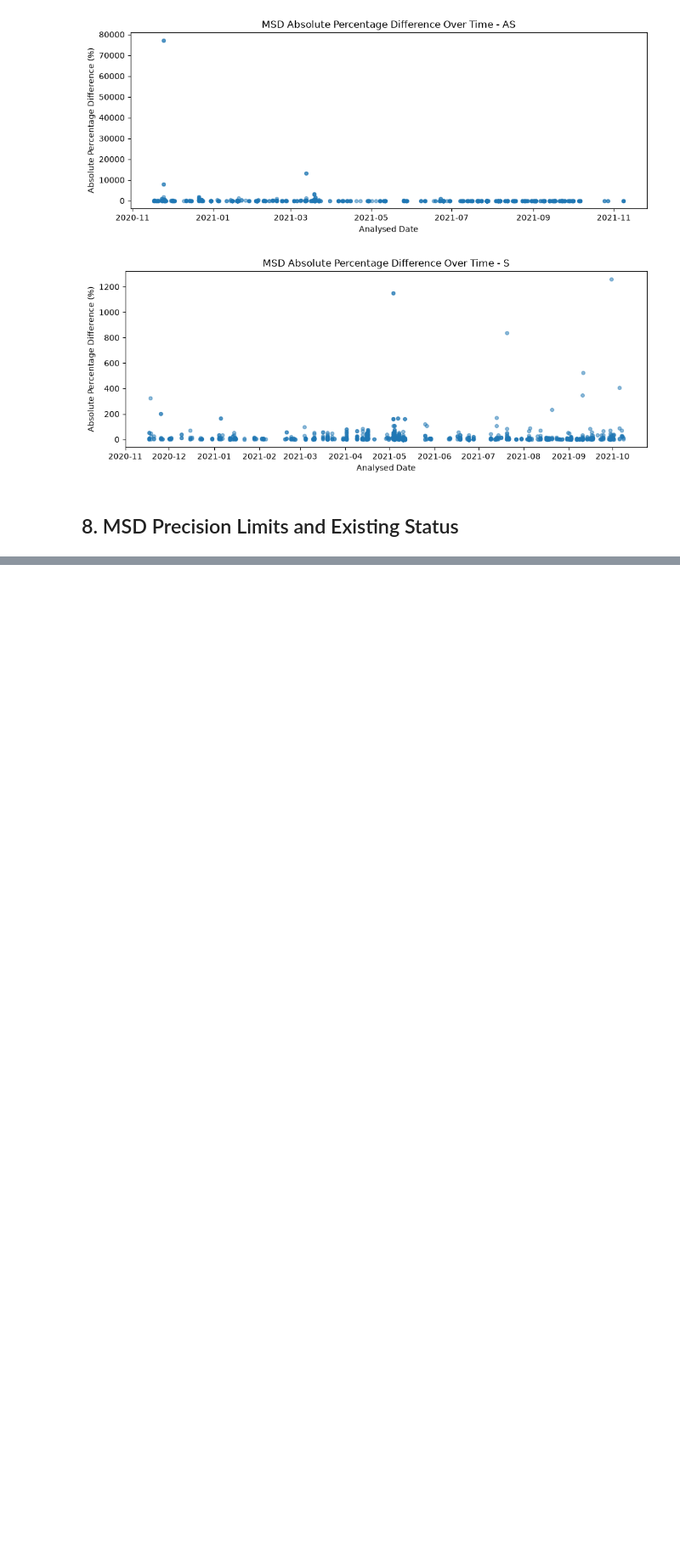
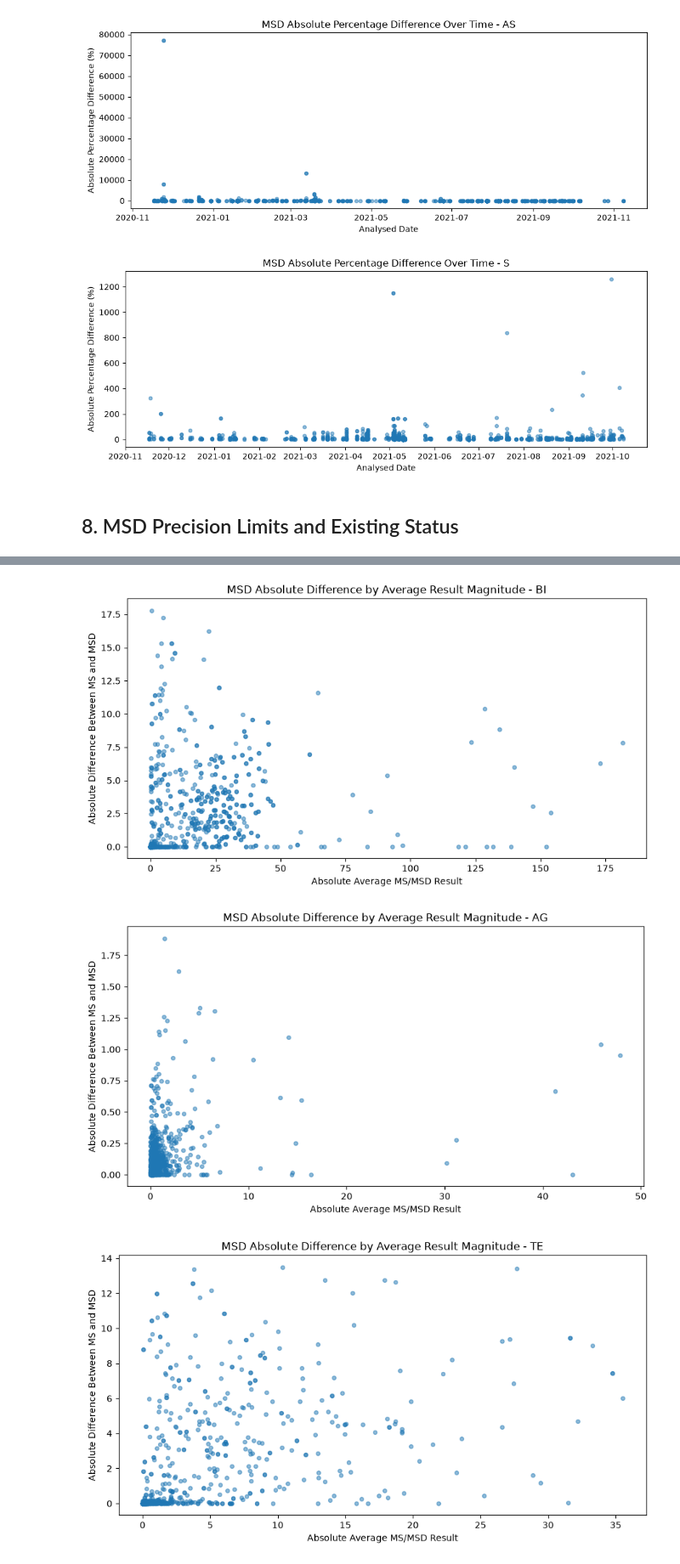
Before and after one commit to Jettiz/QUT-Capstone-Team-32-Datamine-QC-Quality-Control, a Jupyter notebook: notebooks/MSD_data_exploration.ipynb, the cells around one changed output, grey strips where cells are left out. Shown at 85% size. Saved outputs shown, nothing was run; the diff lists cells and outputs as text; code cells hidden in the pictures; blank space fills up the shorter version.

```diff
--- a/notebooks/MSD_data_exploration.ipynb
+++ b/notebooks/MSD_data_exploration.ipynb
@@ -537,0 +1106,68 @@ for analyte in top_analytes:
+# %%
+# Prepare data for exploring MSD mean and variability behaviour
+
+variability_data = msd[
+    [
+        "ANALYTE_CODE",
+        "Avg",
+        "AbsDiff"
+    ]
+].copy()
+
+variability_data = variability_data.dropna(
+    subset=[
+        "ANALYTE_CODE",
+        "Avg",
+        "AbsDiff"
+    ]
+)
+
+# Use absolute average result as result magnitude
+variability_data["ABS_AVG"] = variability_data["Avg"].abs()
+
+# Focus on analytes with the most observations
+top_analytes = (
+    variability_data["ANALYTE_CODE"]
+    .value_counts()
+    .head(10)
+    .index
+)
+
+for analyte in top_analytes:
+
+    analyte_data = variability_data[
+        variability_data["ANALYTE_CODE"] == analyte
+    ].copy()
+
+    # Restrict displayed range to the 99th percentile for visual clarity.
+    # This does not remove observations from the original dataset.
+    x_limit = analyte_data["ABS_AVG"].quantile(0.99)
+    y_limit = analyte_data["AbsDiff"].quantile(0.99)
+
+    plot_data = analyte_data[
+        (analyte_data["ABS_AVG"] <= x_limit) &
+        (analyte_data["AbsDiff"] <= y_limit)
+    ]
+
+    plt.figure(figsize=(9, 5))
+
+    plt.scatter(
+        plot_data["ABS_AVG"],
+        plot_data["AbsDiff"],
+        alpha=0.5,
+        s=18
+    )
+
+    plt.title(
+        f"MSD Absolute Difference by Average Result Magnitude - {analyte}"
+    )
+
+    plt.xlabel("Absolute Average MS/MSD Result")
+    plt.ylabel("Absolute Difference Between MS and MSD")
+
+    plt.tight_layout()
+    plt.show()
+# %% [output]
+[figure, added]
+[figure, added]
+[figure, added]
```
Also changed, not shown: parts of 19 cells of this notebook.
